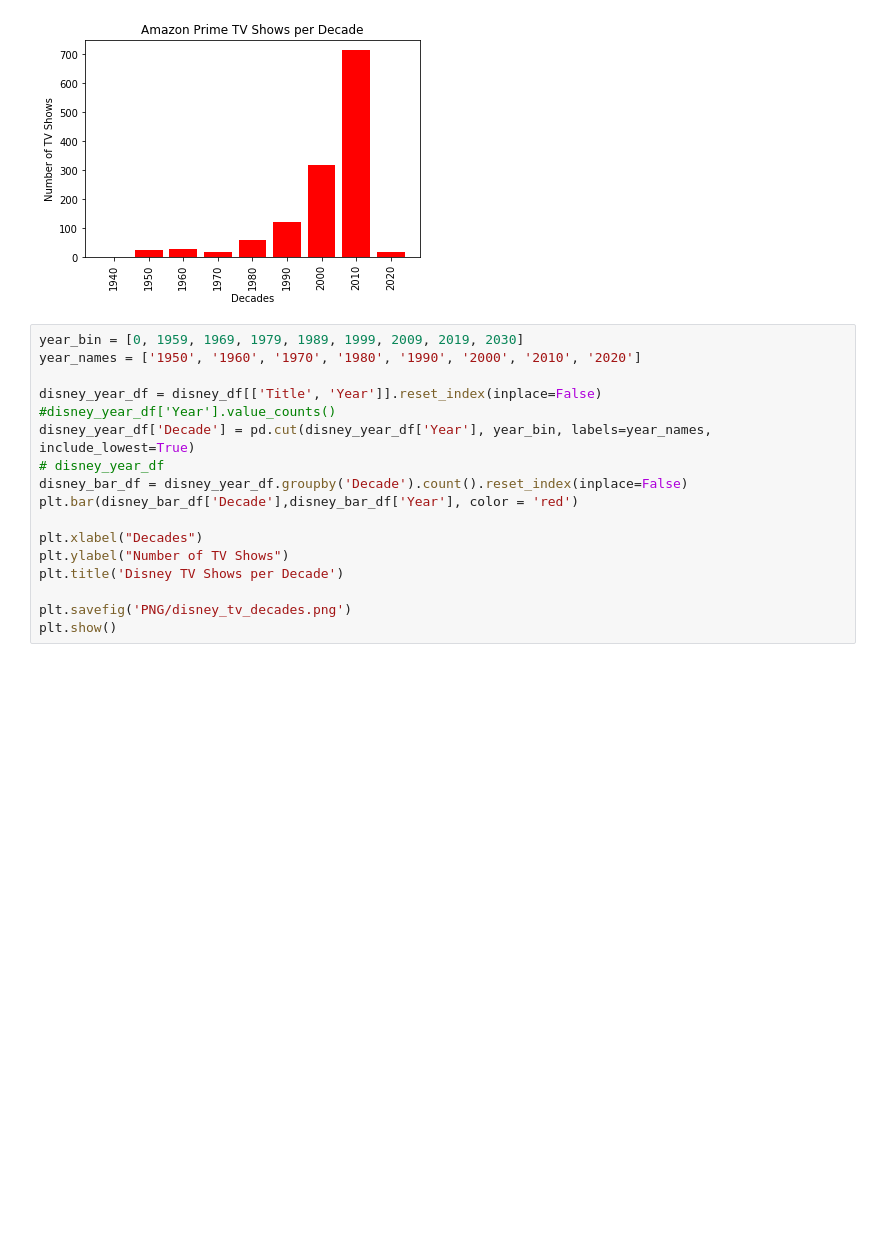
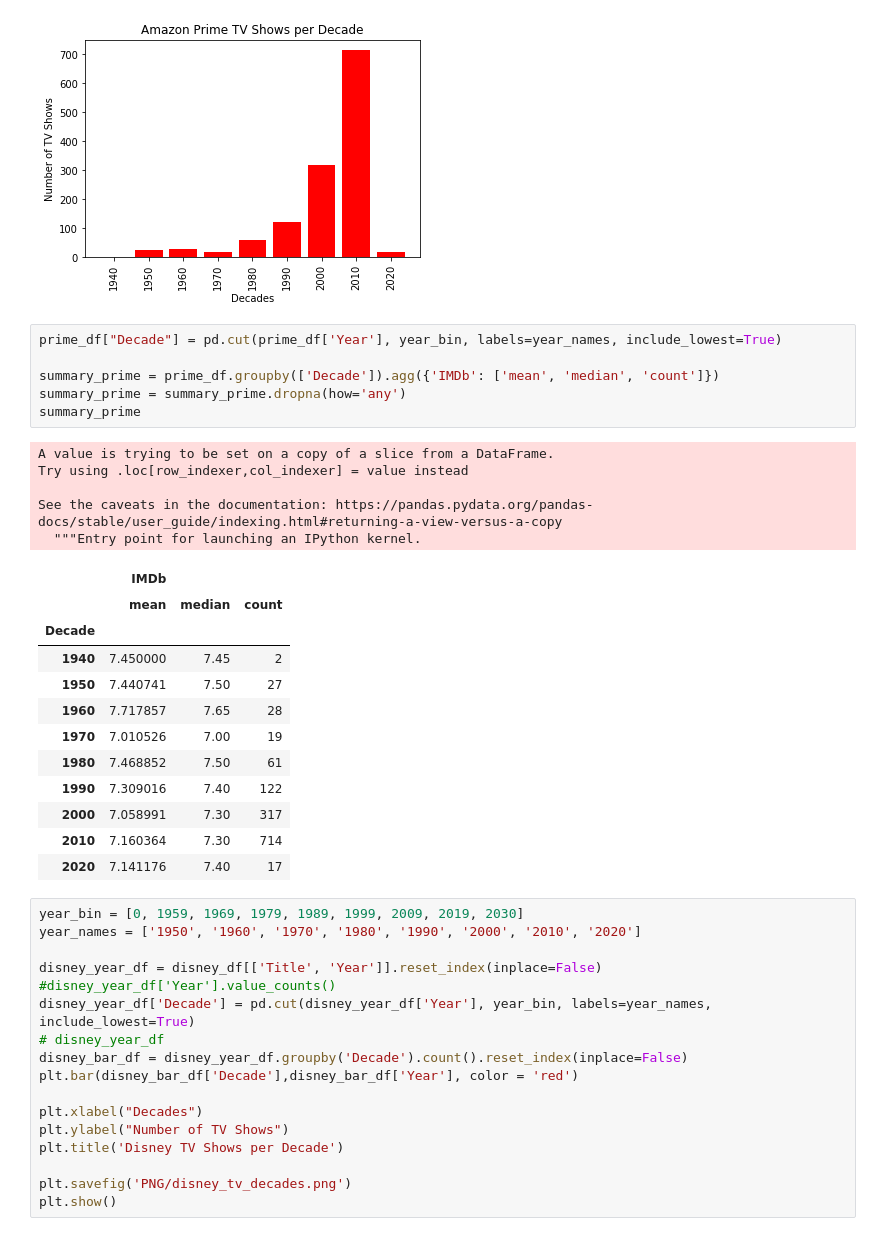
Before and after one commit to trevorguleserian/Project1, a Jupyter notebook: tv_data.ipynb, the cells around one changed output. Cells and saved outputs as stored; diff of their text form; blank space fills up the shorter version.

```diff
--- a/tv_data.ipynb
+++ b/tv_data.ipynb
@@ -147,6 +183,30 @@ plt.savefig('PNG/prime_tv_decades.png')
 plt.show()
 # %% [output]
 [figure]
+# %%
+prime_df["Decade"] = pd.cut(prime_df['Year'], year_bin, labels=year_names, include_lowest=True)
+
+summary_prime = prime_df.groupby(['Decade']).agg({'IMDb': ['mean', 'median', 'count']})
+summary_prime = summary_prime.dropna(how='any')
+summary_prime
+# %% [output]
+A value is trying to be set on a copy of a slice from a DataFrame.
+Try using .loc[row_indexer,col_indexer] = value instead
+
+See the caveats in the documentation: https://pandas.pydata.org/pandas-docs/stable/user_guide/indexing.html#returning-a-view-versus-a-copy
+  """Entry point for launching an IPython kernel.
+|  | IMDb |  |  |
+|  | mean | median | count |
+| Decade |  |  |  |
+| 1940 | 7.450000 | 7.45 | 2 |
+| 1950 | 7.440741 | 7.50 | 27 |
+| 1960 | 7.717857 | 7.65 | 28 |
+| 1970 | 7.010526 | 7.00 | 19 |
+| 1980 | 7.468852 | 7.50 | 61 |
+| 1990 | 7.309016 | 7.40 | 122 |
+| 2000 | 7.058991 | 7.30 | 317 |
+| 2010 | 7.160364 | 7.30 | 714 |
+| 2020 | 7.141176 | 7.40 | 17 |
 # %%
 year_bin = [0, 1959, 1969, 1979, 1989, 1999, 2009, 2019, 2030]
 year_names = ['1950', '1960', '1970', '1980', '1990', '2000', '2010', '2020']
```
Also changed, not shown: parts of 9 cells of this notebook, 11 other files.
